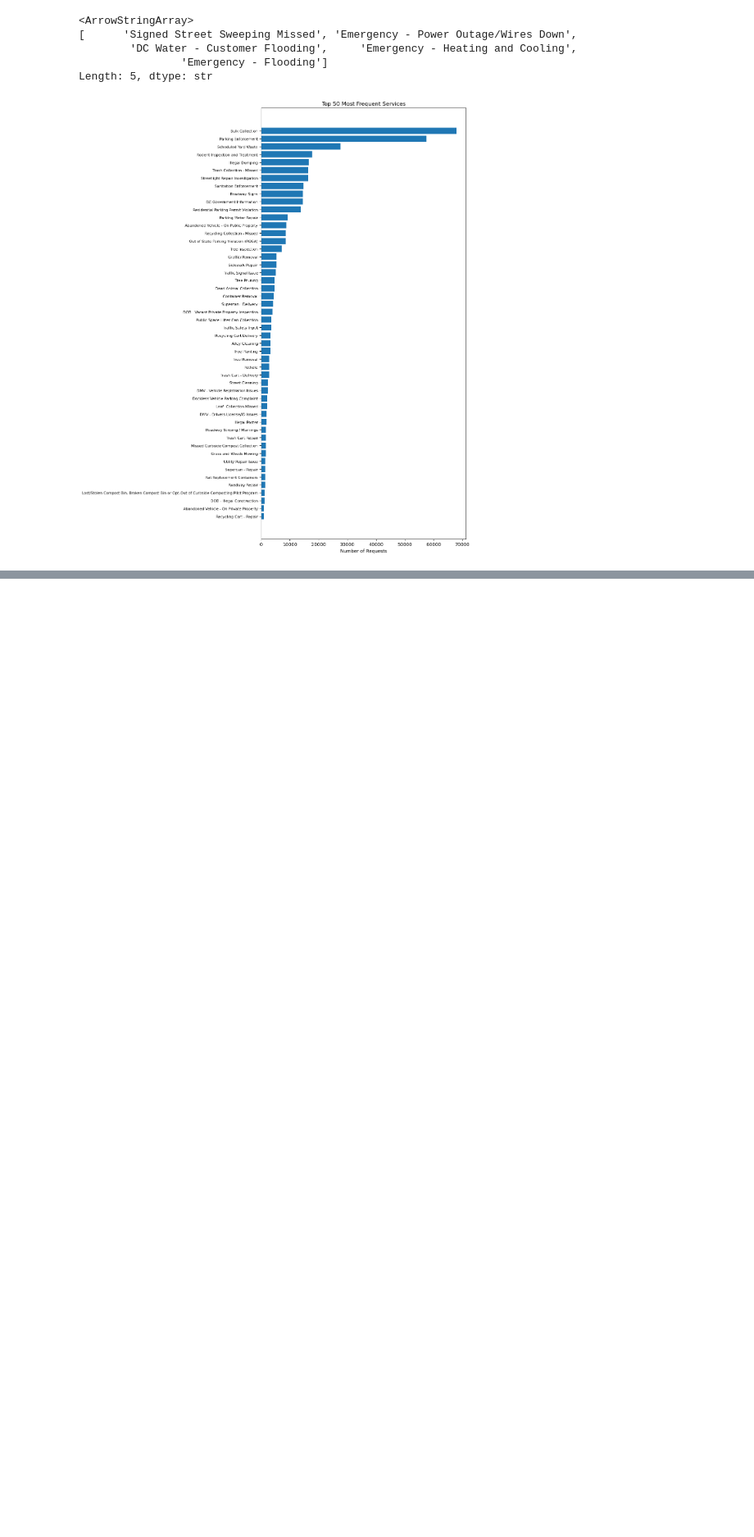
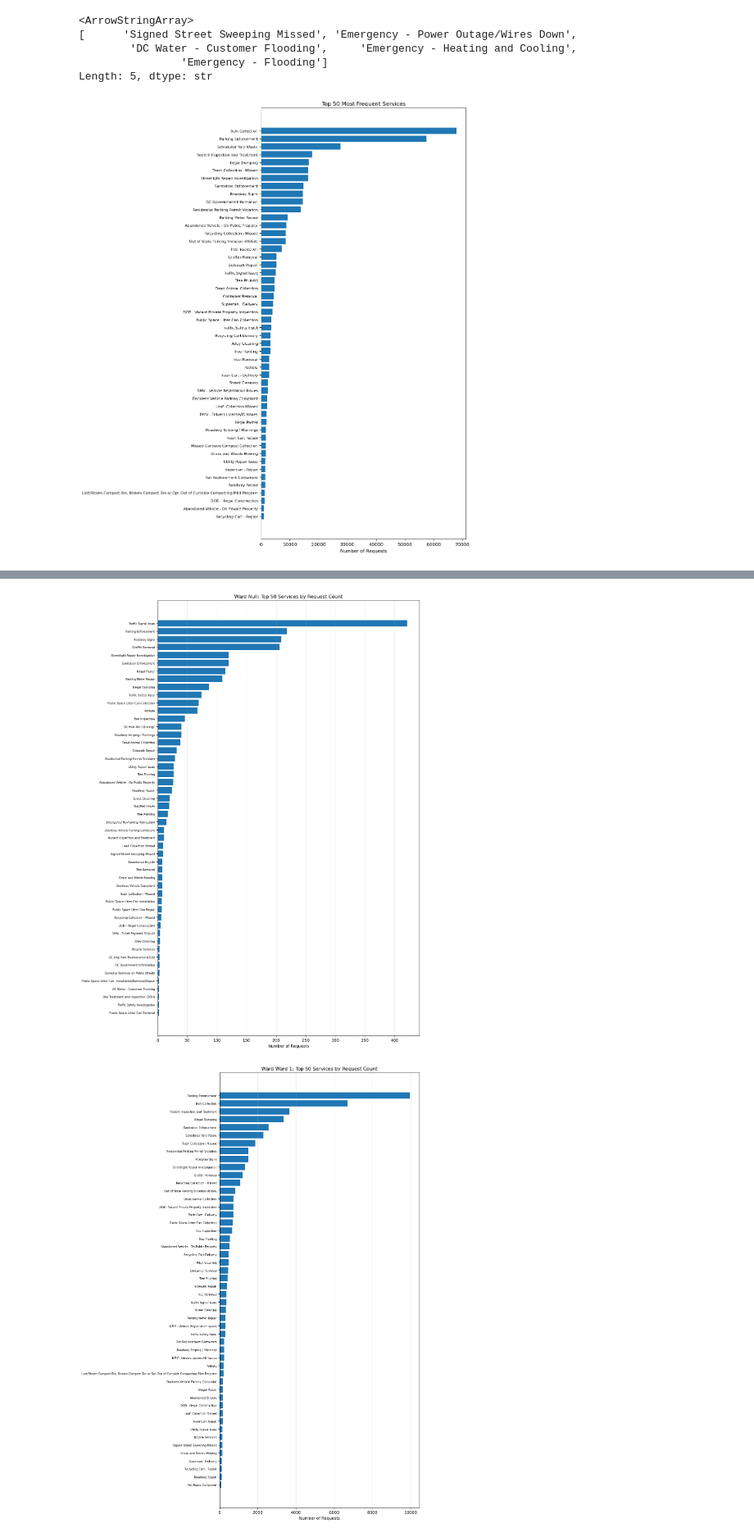
Before and after one commit to Erdos-Projects/spring-2026-dc-311, a Jupyter notebook: eda_2023.ipynb, the cells around one changed output, grey strips where cells are left out. Shown at 82% size. Drawn from its saved outputs; the diff is of its cells as text; code cells hidden in the pictures; blank space fills up the shorter version.

```diff
--- a/eda_2023.ipynb
+++ b/eda_2023.ipynb
@@ -212,0 +407,11 @@ plt.show()
+# %%
+# For each ward: top 50 services by request count
+for ward in sorted(wards_list):
+    ward_data = df_with_ward[df_with_ward['WARD'] == ward]
+    top_services = ward_data.groupby('SERVICECODEDESCRIPTION').size().sort_values(ascending=False).head(50)
+
+    print(f"\n{'='*80}")
+    print(f"WARD {ward}: Top 50 Services")
+    print(f"{'='*80}")
+    print(top_services.to_string())
+    print(f"\nTotal services in Ward {ward}: {ward_data['SERVICECODEDESCRIPTION'].nunique()}")
@@ -212,0 +436,19 @@ plt.show()
+# %%
+# Alternative: Display top 50 services for each ward as horizontal bar charts
+for ward in sorted(wards_list):
+    ward_data = df_with_ward[df_with_ward['WARD'] == ward]
+    top_services = ward_data.groupby('SERVICECODEDESCRIPTION').size().sort_values(ascending=False).head(50)
+
+    fig, ax = plt.subplots(figsize=(12, 16))
+    bars = ax.barh(range(len(top_services)), top_services.values)
+    ax.set_yticks(range(len(top_services)))
+    ax.set_yticklabels(top_services.index, fontsize=7)
+    ax.invert_yaxis()
+    ax.set_xlabel('Number of Requests')
+    ax.set_title(f'Ward {ward}: Top 50 Services by Request Count')
+    ax.grid(True, axis='x', alpha=0.3)
+    plt.tight_layout()
+    plt.show()
+# %% [output]
+[figure, added]
+[figure, added]
```
Also changed, not shown: parts of 38 cells of this notebook, 2 other files.
